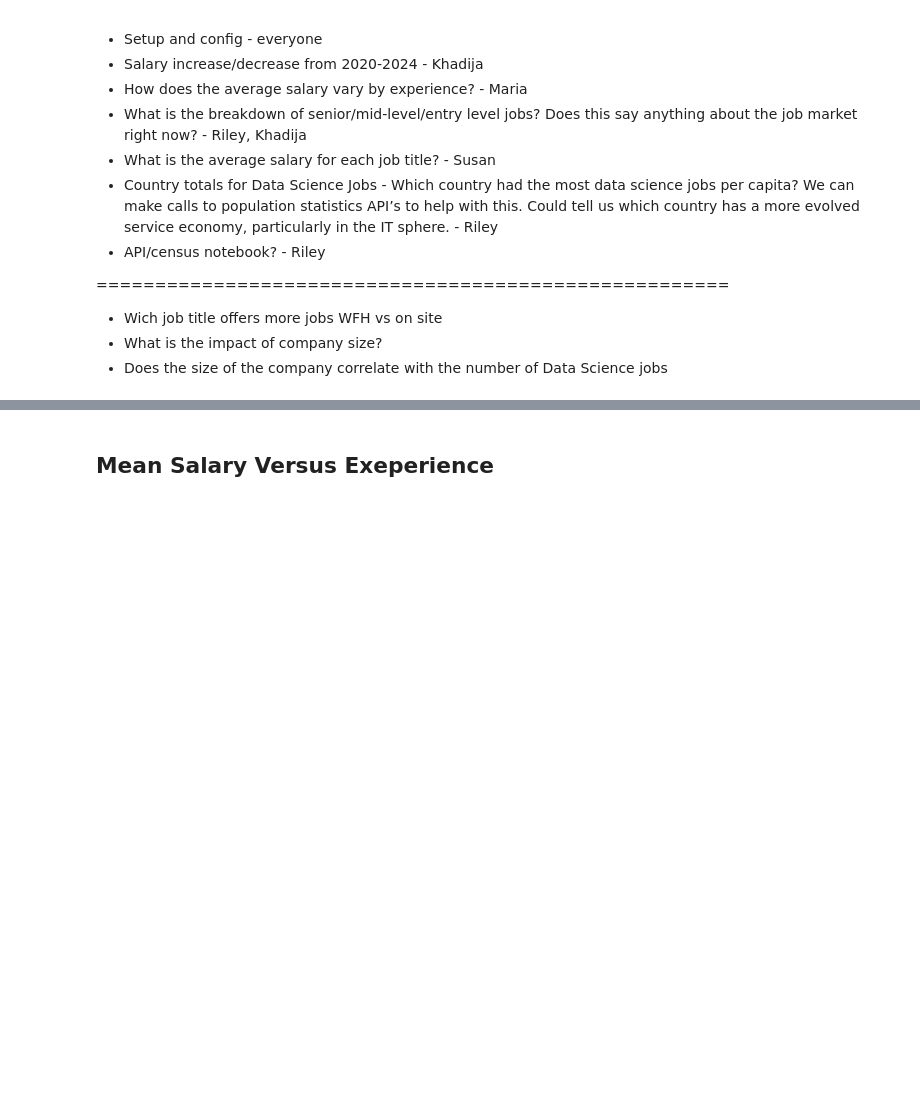
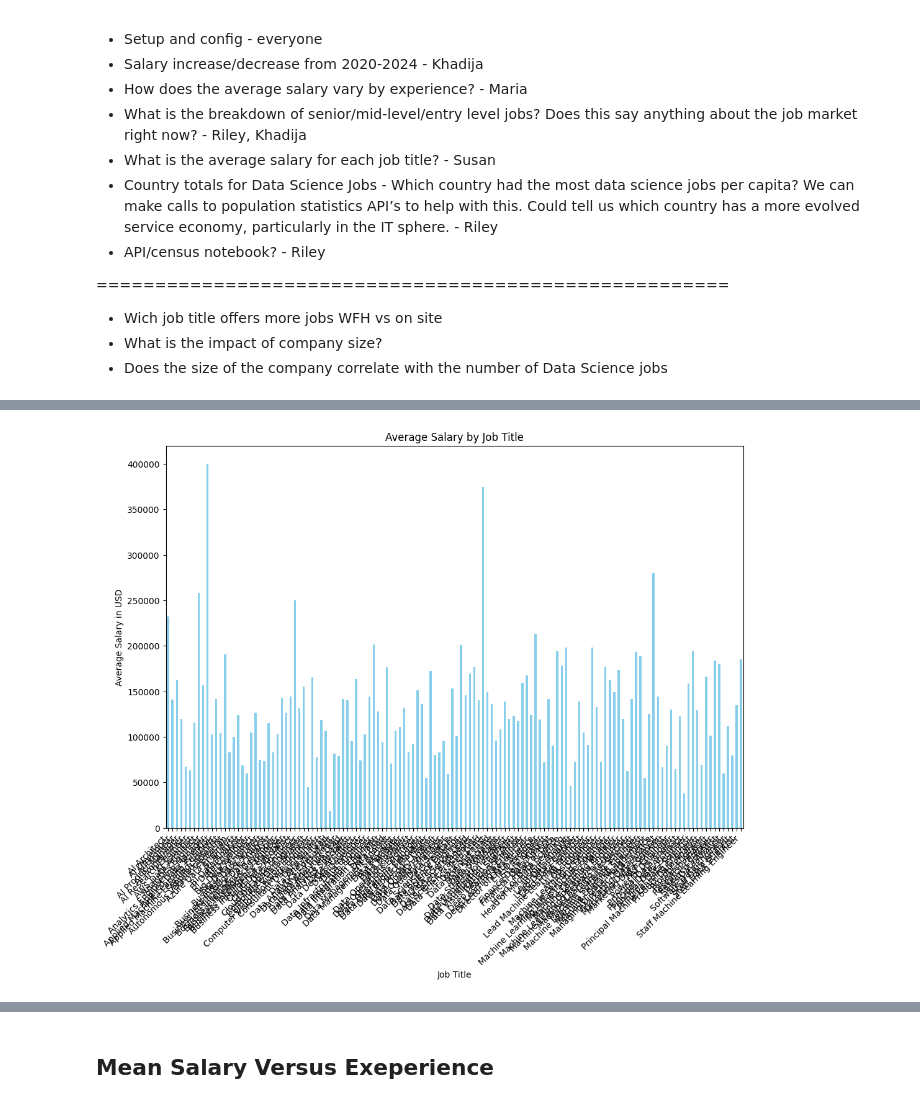
Before and after one commit to TaylorMater/UTA-DAB-Project-1, a Jupyter notebook: scripts/data_science_analysis.ipynb, the cells around one changed output, grey strips where cells are left out. Drawn from its saved outputs; the diff is of its cells as text; code cells hidden in the pictures; blank space fills up the shorter version.

```diff
--- a/scripts/data_science_analysis.ipynb
+++ b/scripts/data_science_analysis.ipynb
@@ -41,0 +73,3 @@ data_science_salaries_df.head()
+# %%
+salary_by_job= data_science_salaries_df.groupby('job_title')['salary_in_usd'].mean()
+salary_by_job
@@ -41,0 +90,10 @@ data_science_salaries_df.head()
+# %%
+plt.figure(figsize=(12, 8))
+salary_by_job.plot(kind='bar', color='skyblue')
+plt.title('Average Salary by Job Title')
+plt.xlabel('Job Title')
+plt.ylabel('Average Salary in USD')
+plt.xticks(rotation=45, ha='right')
+plt.show()
+# %% [output]
+[figure, added]
```
Also changed, not shown: parts of 12 cells of this notebook, 2 other files.
